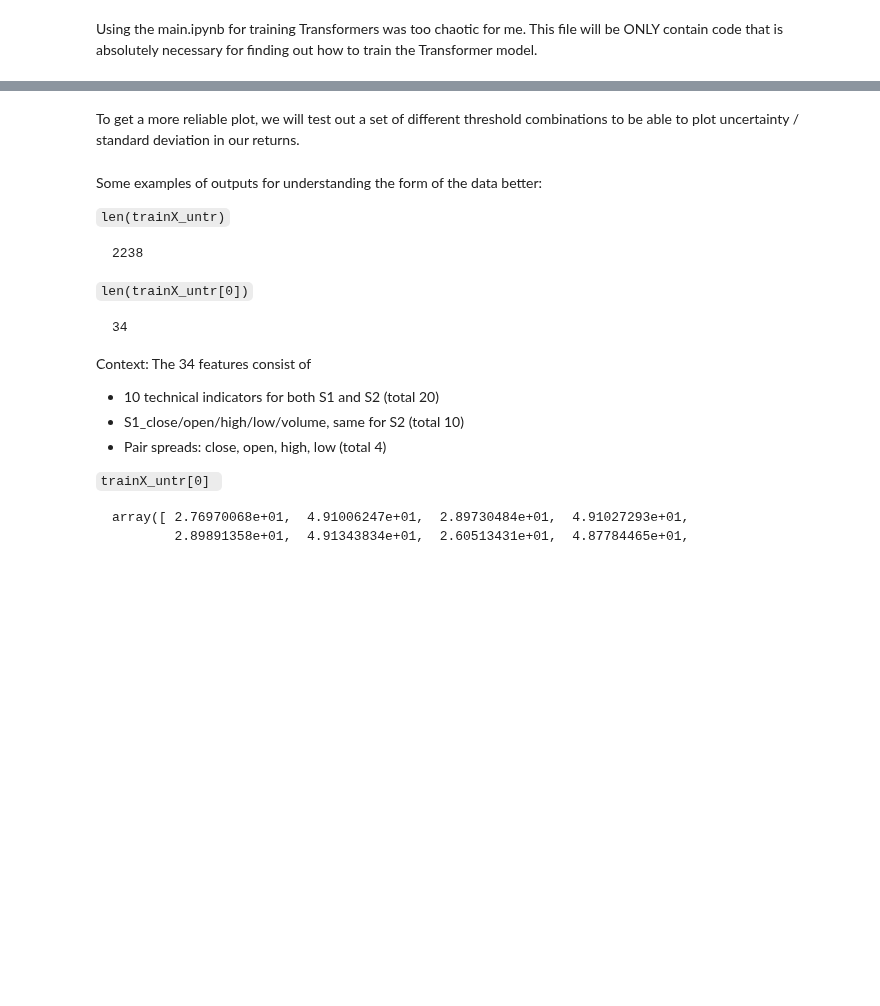
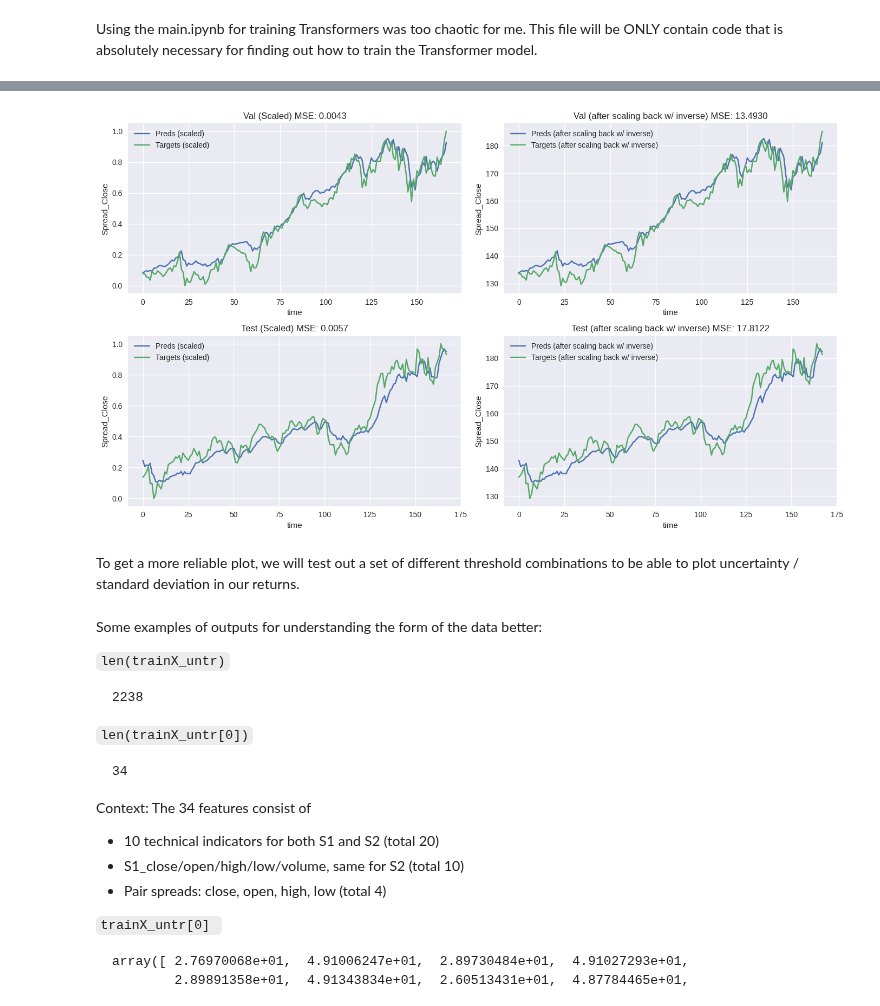
Before and after one commit to maviddoerdijk/bsc-thesis, a Jupyter notebook: exp/train_transformer.ipynb, the cells around one changed output, grey strips where cells are left out. Cells and saved outputs as stored; diff of their text form; code cells hidden in the pictures; blank space fills up the shorter version.

```diff
--- a/exp/train_transformer.ipynb
+++ b/exp/train_transformer.ipynb
@@ -663,0 +613,3 @@ plt.show()
+# %%
+output = get_gt_yoy_returns_test_dev(pairs_timeseries_df, dev_frac, train_frac, look_back=20)
+output
@@ -664,2 +1015,56 @@ plt.show()
+# %%
+# # VAL (DEV)
+# val_preds_scaled, val_targets_scaled = get_preds_targets_scaled(dev_loader, model, DEVICE)
+# val_mse_before_inverse = np.mean((val_preds_scaled - val_targets_scaled) ** 2)
+# # Inverse-transform to original space
+# val_preds_orig = y_scaler.inverse_transform(val_preds_scaled)
+# val_targets_orig = y_scaler.inverse_transform(val_targets_scaled)
+# val_mse_after_inverse = np.mean((val_preds_orig - val_targets_orig) ** 2)
+
+# # TEST
+# test_preds_scaled, test_targets_scaled = get_preds_targets_scaled(test_loader, model, DEVICE)
+# test_mse_before_inverse = np.mean((test_preds_scaled - test_targets_scaled) ** 2)
+# test_preds_orig = y_scaler.inverse_transform(test_preds_scaled)
+# test_targets_orig = y_scaler.inverse_transform(test_targets_scaled)
+# test_mse_after_inverse = np.mean((test_preds_orig - test_targets_orig) ** 2)
+
+fig, axs = plt.subplots(2, 2, figsize=(14, 8))
+
+# 1. val scaled
+axs[0, 0].plot(val_preds_scaled, label='Preds (scaled)')
+axs[0, 0].plot(val_targets_scaled, label='Targets (scaled)')
+axs[0, 0].set_xlabel("time")
+axs[0, 0].set_ylabel("Spread_Close")
+axs[0, 0].set_title(f"Val (Scaled) MSE: {val_mse_before_inverse:.4f}")
+axs[0, 0].legend()
+
+# 2. val after inverse
+axs[0, 1].plot(val_preds_orig, label='Preds (after scaling back w/ inverse)')
+axs[0, 1].plot(val_targets_orig, label='Targets (after scaling back w/ inverse)')
+axs[0, 1].set_xlabel("time")
+axs[0, 1].set_ylabel("Spread_Close")
+axs[0, 1].set_title(f"Val (after scaling back w/ inverse) MSE: {val_mse_after_inverse:.4f}")
+axs[0, 1].legend()
+
+# 3. test mse before inverse
+axs[1, 0].plot(test_preds_scaled, label='Preds (scaled)')
+axs[1, 0].plot(test_targets_scaled, label='Targets (scaled)')
+axs[1, 0].set_xlabel("time")
+axs[1, 0].set_ylabel("Spread_Close")
+axs[1, 0].set_title(f"Test (Scaled) MSE: {test_mse_before_inverse:.4f}")
+axs[1, 0].legend()
+
+# 4. test mse after inverse
+axs[1, 1].plot(test_preds_orig, label='Preds (after scaling back w/ inverse)')
+axs[1, 1].plot(test_targets_orig, label='Targets (after scaling back w/ inverse)')
+axs[1, 1].set_xlabel("time")
+axs[1, 1].set_ylabel("Spread_Close")
+axs[1, 1].set_title(f"Test (after scaling back w/ inverse) MSE: {test_mse_after_inverse:.4f}")
+axs[1, 1].legend()
+
+plt.tight_layout()
+plt.show()
+# %% [output]
+[figure, added]
 # %% [markdown]
 To get a more reliable plot, we will test out a set of different threshold combinations to be able to plot uncertainty / standard deviation in our returns.
```
Also changed, not shown: parts of 13 cells of this notebook.
